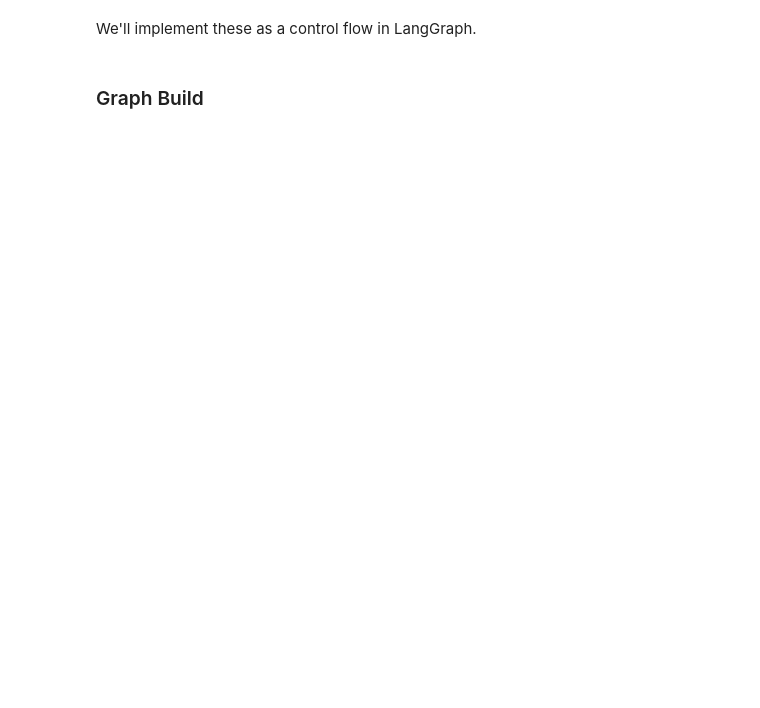
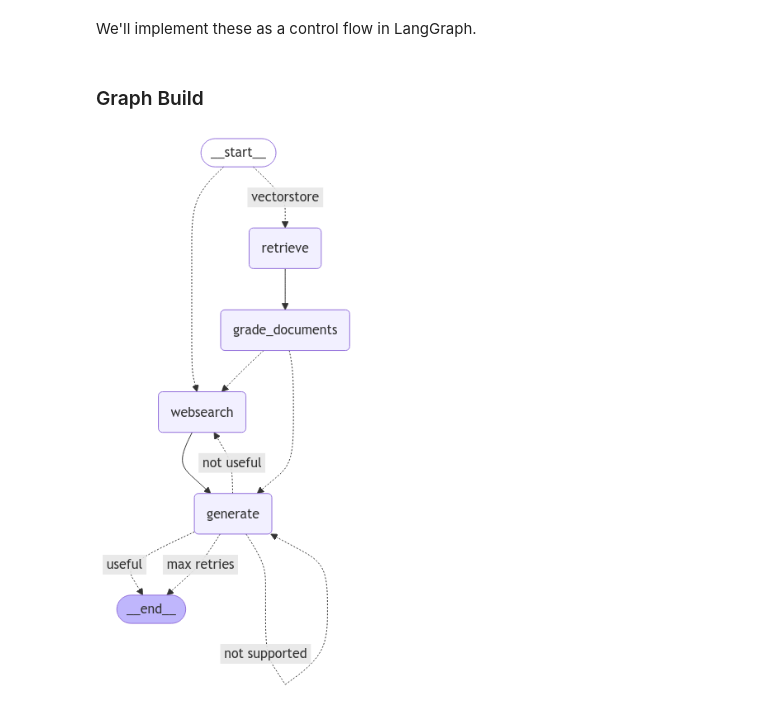
Before and after one commit to langchain-ai/langchain-nvidia, a Jupyter notebook: cookbook/langgraph_rag_agent_llama3_nvidia_nim.ipynb, the cells around one changed output. Cells and saved outputs as stored; diff of their text form; code cells hidden in the pictures; blank space fills up the shorter version.

```diff
--- a/cookbook/langgraph_rag_agent_llama3_nvidia_nim.ipynb
+++ b/cookbook/langgraph_rag_agent_llama3_nvidia_nim.ipynb
@@ -50,0 +74,6 @@ if not os.environ.get("NVIDIA_API_KEY", "").startswith("nvapi-"):
+# %%
+
+# Select a model
+model_id = "meta/llama-3.1-70b-instruct"
+model_id = "meta/llama-3.1-8b-instruct"
+llm = ChatNVIDIA(model=model_id, temperature=0)
@@ -210,4 +362,16 @@ print(question_router.invoke({"question": question}))
 # %%
-if not os.environ.get("TAVILY_API_KEY", ""):
-    tyapi_key = getpass.getpass("Enter your Tavily API key: ")
-    os.environ["TAVILY_API_KEY"] = tyapi_key
+### State
+import operator
+
+class GraphState(TypedDict):
+    """
+    Graph state is a dictionary that contains information we want to propagate to, and modify in, each graph node.
+    """
+
+    question: str  # User question
+    generation: str  # LLM generation
+    web_search: str  # Binary decision to run web search
+    max_retries: int  # Max number of retries for answer generation
+    answers: int  # Number of answers generated
+    loop_step: Annotated[int, operator.add]
+    documents: List[str]  # List of retrieved documents
@@ -460,32 +602,49 @@ workflow.add_node("generate", generate)  # generatae
 # %% [markdown]
 ### Graph Build
 # %%
+from langgraph.graph import StateGraph
+from IPython.display import Image, display
+
+workflow = StateGraph(GraphState)
+
+# Define the nodes
+workflow.add_node("websearch", web_search)  # web search
+workflow.add_node("retrieve", retrieve)  # retrieve
+workflow.add_node("grade_documents", grade_documents)  # grade documents
+workflow.add_node("generate", generate)  # generate
+
 # Build graph
 workflow.set_conditional_entry_point(
     route_question,
     {
         "websearch": "websearch",
         "vectorstore": "retrieve",
     },
 )
-
+workflow.add_edge("websearch", "generate")
 workflow.add_edge("retrieve", "grade_documents")
 workflow.add_conditional_edges(
     "grade_documents",
     decide_to_generate,
     {
         "websearch": "websearch",
         "generate": "generate",
     },
 )
-workflow.add_edge("websearch", "generate")
 workflow.add_conditional_edges(
     "generate",
     grade_generation_v_documents_and_question,
     {
         "not supported": "generate",
         "useful": END,
         "not useful": "websearch",
+        "max retries": END,
     },
 )
+
+# Compile
+graph = workflow.compile()
+display(Image(graph.get_graph().draw_mermaid_png()))
+# %% [output]
+[figure, added]
 # %%
```
Also changed, not shown: parts of 21 cells of this notebook, 5 other files.
